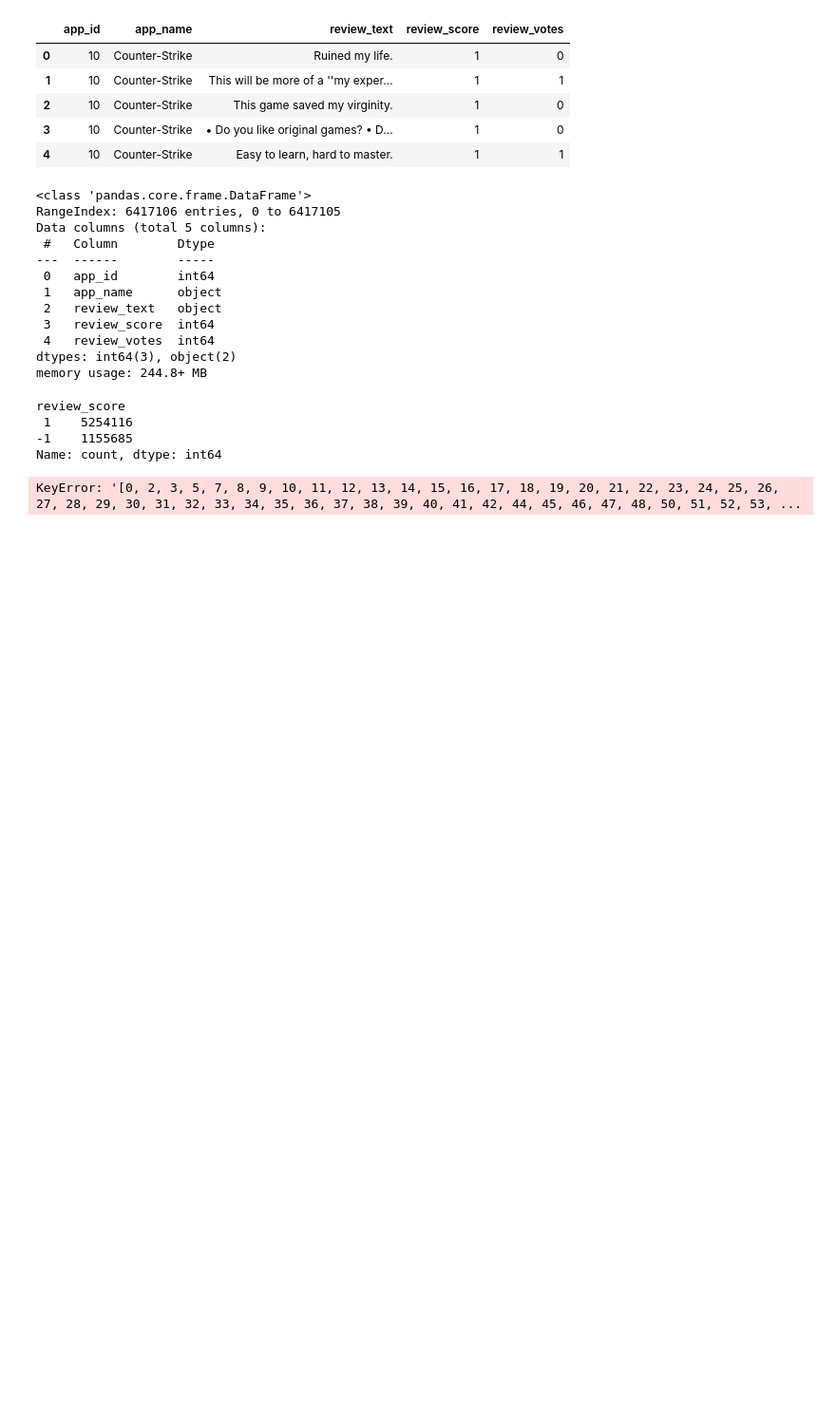
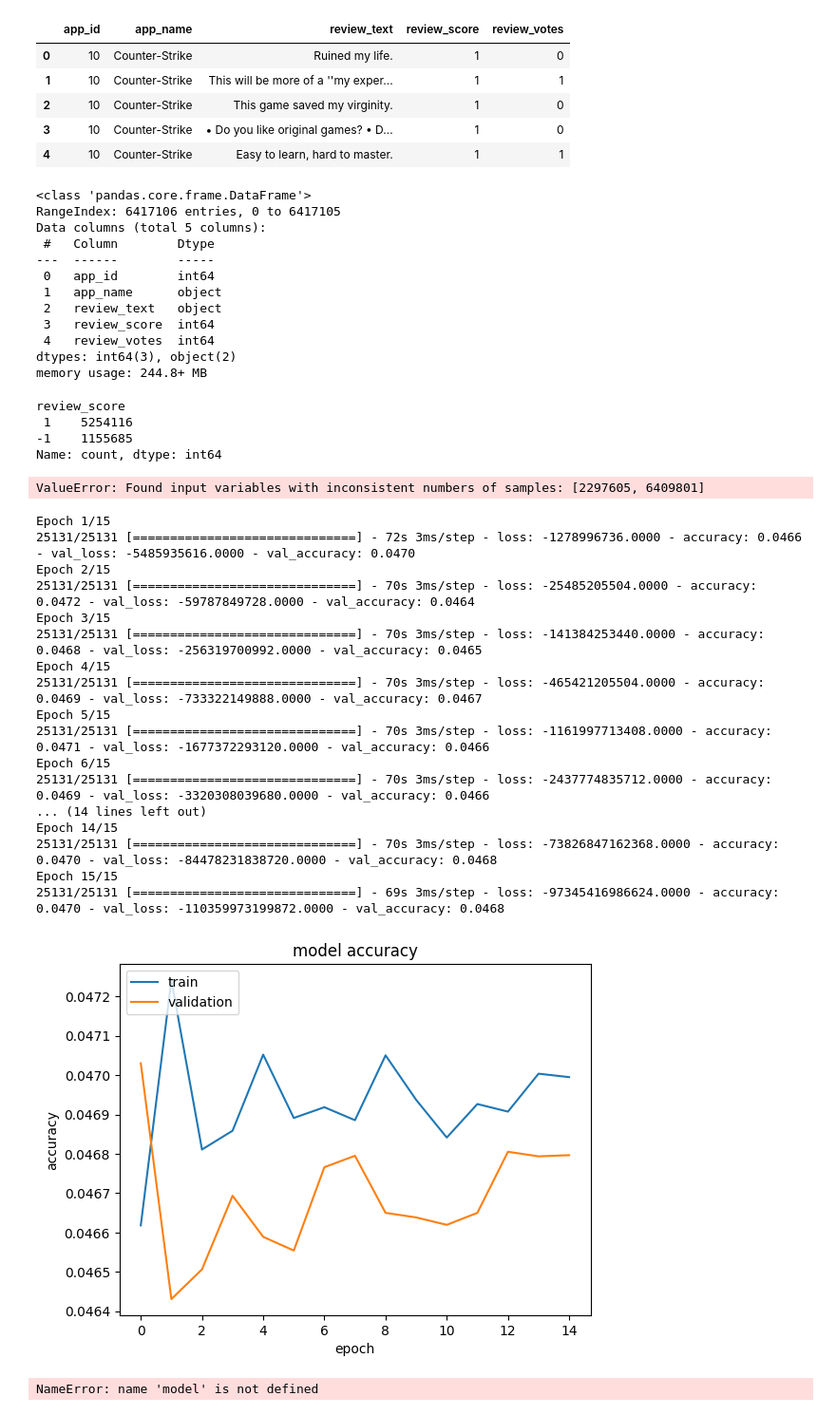
Before and after one commit to MSOE2611/final_project_ai_tools, a Jupyter notebook: Final Project Models.ipynb, the cells around one changed output. Shown at 95% size. Drawn from its saved outputs; the diff is of its cells as text; code cells hidden in the pictures; blank space fills up the shorter version.

```diff
--- a/Final Project Models.ipynb
+++ b/Final Project Models.ipynb
@@ -163,9 +163,24 @@ plt.title('Confusion Matrix')
 plt.show()
 # %%
 rus = RandomUnderSampler(random_state=0)
-vectorizer = TfidfVectorizer(stop_words='english', max_df=0.7)
 X_resampled, y_resampled = rus.fit_resample(pd.DataFrame(game_reviews["review_text"]), pd.DataFrame(game_reviews['review_score']))
-X = vectorizer.fit_transform(X_resampled["review_text"])
 
-X_train, X_test, y_train, y_test = train_test_split(X, y_resampled['review_score'], test_size=0.3,
-                                                    stratify=y_resampled['review_score'], random_state=0)
+resampled = pd.DataFrame()
+resampled['review_text'] = X_resampled['review_text']
+resampled['review_score'] = y_resampled['review_score']
+
+resampled['tokenized_text'] = [simple_preprocess(line, deacc=True) for line in resampled['review_text']]
+
+porter_stemmer = PorterStemmer()
+resampled['stemmed_tokens'] = [[porter_stemmer.stem(word) for word in tokens] for tokens in resampled['tokenized_text'] ]
+
+resampled = resampled[resampled.stemmed_tokens.str.len() > 0]
+
+w2v_model = Word2Vec(resampled["stemmed_tokens"], min_count=1, vector_size=100, window=5)
+
+review_vectors = []
+for row in resampled["stemmed_tokens"]:
+    review_vectors.append(w2v_model.wv.get_mean_vector(row))
+review_vectors_df = pd.DataFrame(review_vectors)
+# %% [output]
+ValueError: Found input variables with inconsistent numbers of samples: [2297605, 6409801]
@@ -186,30 +187,48 @@ def batch_generator(X_data, y_data, batch_size):
+# %%
+X_train, X_test, y_train, y_test = train_test_split(review_vectors_df[:], resampled['review_score'], test_size=0.3,
+                                                    stratify=resampled['review_score'], random_state=0)
 # %%
-deepness = 1
-
 cnn_model = Sequential()
-cnn_model.add(Dense(50, activation = "relu", input_shape=(X_train.shape[1], )))
+cnn_model.add(Dense(50, activation = "linear"))
 cnn_model.add(Dropout(0.3, noise_shape=None, seed=None))
-cnn_model.add(Dense(50, activation = "relu"))
+cnn_model.add(Dense(50, activation = "linear"))
 cnn_model.add(Dropout(0.2, noise_shape=None, seed=None))
-cnn_model.add(Dense(50, activation = "relu"))
+cnn_model.add(Dense(50, activation = "linear"))
 cnn_model.add(Dense(1, activation = "sigmoid"))
 
 cnn_model.compile(loss="binary_crossentropy",
                 optimizer='adam',
                 metrics=['accuracy'])
-history = cnn_model.fit(batch_generator(X_train, y_train, 64),
-                    epochs= 2,
-                    steps_per_epoch= X_train.shape[0],
+history = cnn_model.fit(X_train, y_train, 64,
+                    epochs= 15,
                     validation_data= (X_test, y_test))
 plt.plot(history.history['accuracy'])
 plt.plot(history.history['val_accuracy'])
 plt.title('model accuracy')
 plt.ylabel('accuracy')
 plt.xlabel('epoch')
 plt.legend(['train', 'validation'], loc='upper left')
 plt.show()
 
-scores = model.evaluate(test_x, test_y, verbose=0)
+scores = cnn_model.evaluate(test_x, test_y, verbose=0)
 print("Accuracy: %.2f%%" % (scores[1]*100))
 # %% [output]
-KeyError: '[0, 2, 3, 5, 7, 8, 9, 10, 11, 12, 13, 14, 15, 16, 17, 18, 19, 20, 21, 22, 23, 24, 25, 26, 27, 28, 29, 30, 31, 32, 33, 34, 35, 36, 37, 38, 39, 40, 41, 42, 44, 45, 46, 47, 48, 50, 51, 52, 53, ...
+Epoch 1/15
+25131/25131 [==============================] - 72s 3ms/step - loss: -1278996736.0000 - accuracy: 0.0466 - val_loss: -5485935616.0000 - val_accuracy: 0.0470
+Epoch 2/15
+25131/25131 [==============================] - 70s 3ms/step - loss: -25485205504.0000 - accuracy: 0.0472 - val_loss: -59787849728.0000 - val_accuracy: 0.0464
+Epoch 3/15
+25131/25131 [==============================] - 70s 3ms/step - loss: -141384253440.0000 - accuracy: 0.0468 - val_loss: -256319700992.0000 - val_accuracy: 0.0465
+Epoch 4/15
+25131/25131 [==============================] - 70s 3ms/step - loss: -465421205504.0000 - accuracy: 0.0469 - val_loss: -733322149888.0000 - val_accuracy: 0.0467
+Epoch 5/15
+25131/25131 [==============================] - 70s 3ms/step - loss: -1161997713408.0000 - accuracy: 0.0471 - val_loss: -1677372293120.0000 - val_accuracy: 0.0466
+Epoch 6/15
+25131/25131 [==============================] - 70s 3ms/step - loss: -2437774835712.0000 - accuracy: 0.0469 - val_loss: -3320308039680.0000 - val_accuracy: 0.0466
+... (14 lines left out)
+Epoch 14/15
+25131/25131 [==============================] - 70s 3ms/step - loss: -73826847162368.0000 - accuracy: 0.0470 - val_loss: -84478231838720.0000 - val_accuracy: 0.0468
+Epoch 15/15
+25131/25131 [==============================] - 69s 3ms/step - loss: -97345416986624.0000 - accuracy: 0.0470 - val_loss: -110359973199872.0000 - val_accuracy: 0.0468
+[figure, added]
+NameError: name 'model' is not defined
```
Also changed, not shown: parts of 2 cells of this notebook.
